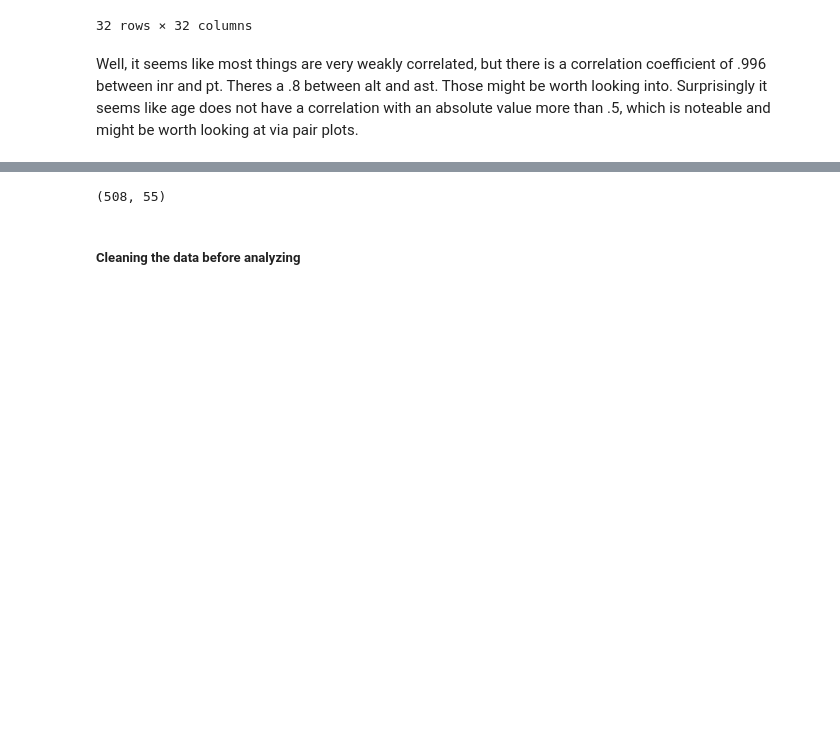
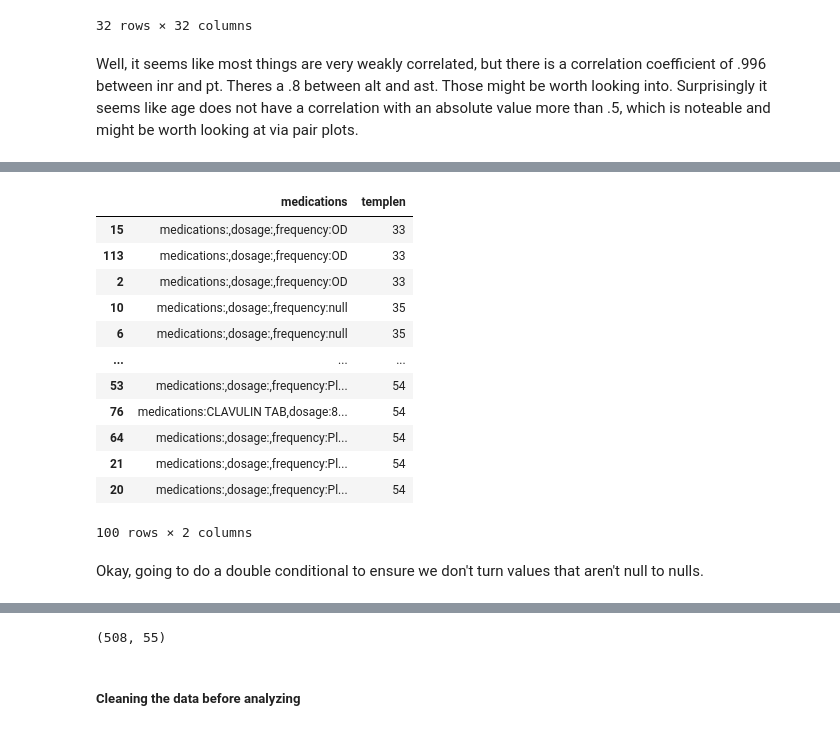
Before and after one commit to TheNatureWarrior/TP1_NPA_JDD, a Jupyter notebook: TP1_NPA_JDD.ipynb, the cells around one changed output, grey strips where cells are left out. Saved outputs shown, nothing was run; the diff lists cells and outputs as text; code cells hidden in the pictures; blank space fills up the shorter version.

```diff
--- a/TP1_NPA_JDD.ipynb
+++ b/TP1_NPA_JDD.ipynb
@@ -423,0 +714,18 @@ Name: comorbidities, dtype: object
+# %%
+dfC.head(100)
+# %% [output]
+|  | medications | templen |
+| 15 | medications:,dosage:,frequency:OD | 33 |
+| 113 | medications:,dosage:,frequency:OD | 33 |
+| 2 | medications:,dosage:,frequency:OD | 33 |
+| 10 | medications:,dosage:,frequency:null | 35 |
+| 6 | medications:,dosage:,frequency:null | 35 |
+| ... | ... | ... |
+| 53 | medications:,dosage:,frequency:Pl... | 54 |
+| 76 | medications:CLAVULIN TAB,dosage:8... | 54 |
+| 64 | medications:,dosage:,frequency:Pl... | 54 |
+| 21 | medications:,dosage:,frequency:Pl... | 54 |
+| 20 | medications:,dosage:,frequency:Pl... | 54 |
+100 rows × 2 columns
+# %% [markdown]
+Okay, going to do a double conditional to ensure we don't turn values that aren't null to nulls.
```
Also changed, not shown: parts of 83 cells of this notebook.
